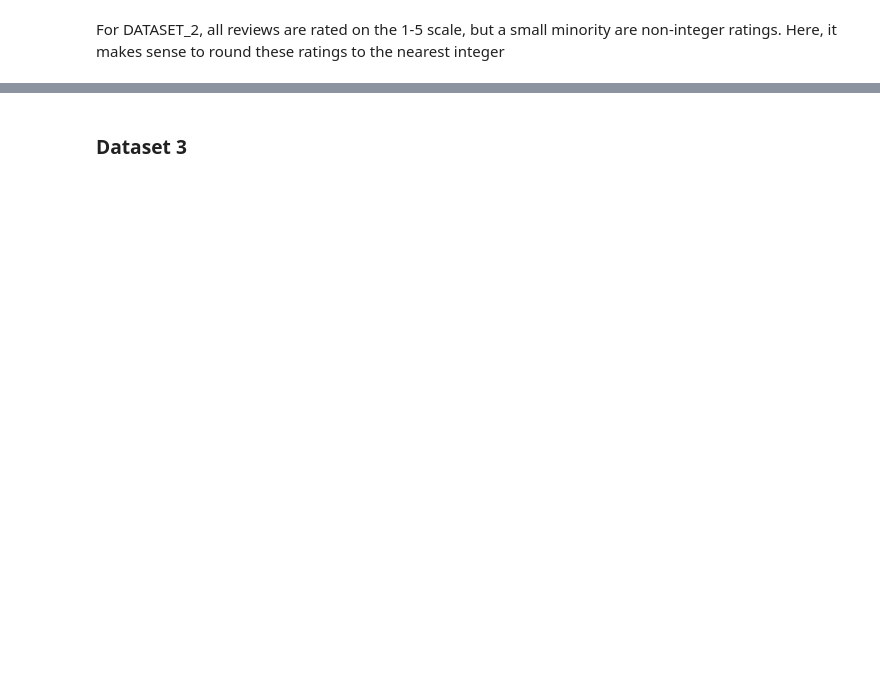
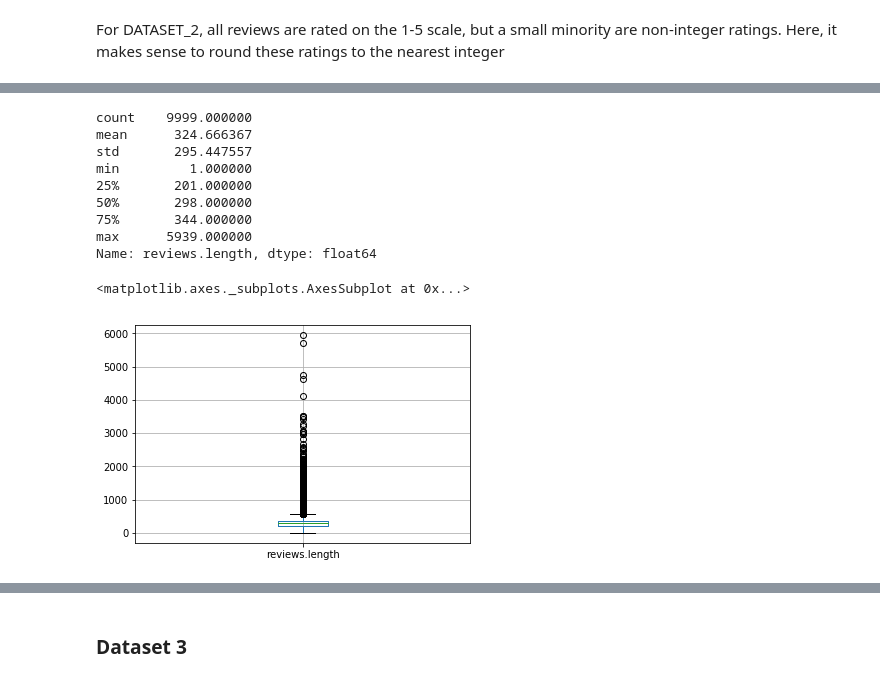
Before and after one commit to SJTButler/hotel-review-analysis, a Jupyter notebook: Hotel Review Analysis.ipynb, the cells around one changed output, grey strips where cells are left out. Saved outputs shown, nothing was run; the diff lists cells and outputs as text; code cells hidden in the pictures; blank space fills up the shorter version.

```diff
--- a/Hotel Review Analysis.ipynb
+++ b/Hotel Review Analysis.ipynb
@@ -186,0 +276,18 @@ print(df_2["reviews.rating"].value_counts())
+# %%
+df_2["reviews.length"] = df_2["reviews.text"].str.len()
+
+print(df_2["reviews.length"].describe())
+
+df_2.boxplot(column="reviews.length")
+# %% [output]
+count    9999.000000
+mean      324.666367
+std       295.447557
+min         1.000000
+25%       201.000000
+50%       298.000000
+75%       344.000000
+max      5939.000000
+Name: reviews.length, dtype: float64
+<matplotlib.axes._subplots.AxesSubplot at 0x...>
+[figure, added]
```
Also changed, not shown: parts of 44 cells of this notebook.
